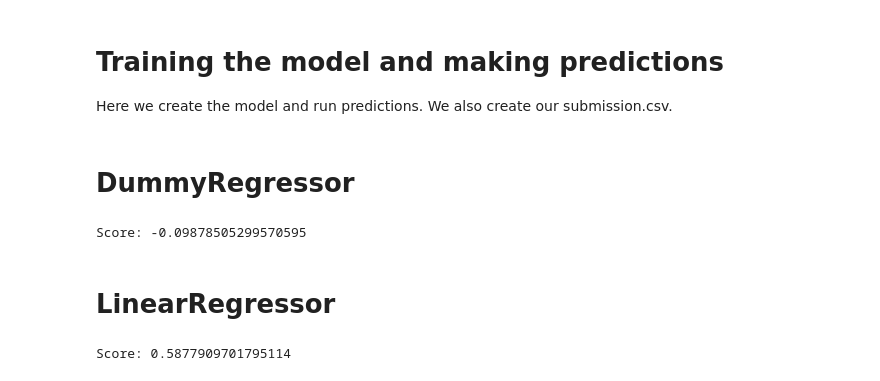
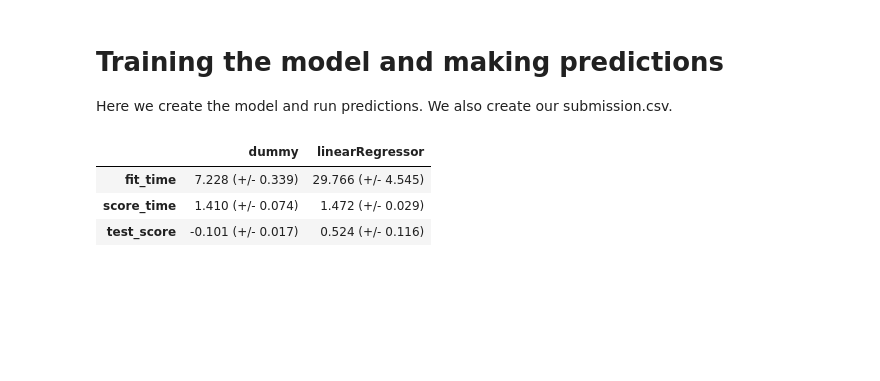
Before and after one commit to WizardRyan/Machine-Learning-Group-Project, a Jupyter notebook: GroupProject.ipynb, the cells around one changed output. Drawn from its saved outputs; the diff is of its cells as text; code cells hidden in the pictures; blank space fills up the shorter version.

```diff
--- a/GroupProject.ipynb
+++ b/GroupProject.ipynb
@@ -255,31 +255,25 @@ def mean_std_cross_val_scores(model, X_train, y_train, **kwargs):
 # Training the model and making predictions
 
 Here we create the model and run predictions. We also create our submission.csv.
-# %% [markdown]
-# DummyRegressor
 # %%
-dummyModel = make_pipeline(preprocessor, DummyRegressor(strategy="median"))
-dummyModel.fit(train_X, train_y)
-print(f"Score: {dummyModel.score(test_X, test_y)}")
+results_dict = {}
 
-result = dummyModel.predict(full_test_df)
+models = {
+    "dummy": DummyRegressor(strategy="median"),
+    "linearRegressor": LinearRegression(n_jobs=-1),
+}
 
-sample_df['sales'] = result
+for name, model in models.items():
+    pipe = make_pipeline(preprocessor, model)
+    results_dict[name] = mean_std_cross_val_scores(pipe, train_X, train_y, cv=5)
+    pipe.fit(train_X, train_y)
+    result = pipe.predict(full_test_df)
+    sample_df['sales'] = result
+    sample_df.to_csv(f'{name}_submission.csv', index=False)
 
-sample_df.to_csv('dummy_submission.csv', index=False)
+display(pd.DataFrame(results_dict))
 # %% [output]
-Score: -0.09878505299570595
+|  | dummy | linearRegressor |
+| fit_time | 7.228 (+/- 0.339) | 29.766 (+/- 4.545) |
+| score_time | 1.410 (+/- 0.074) | 1.472 (+/- 0.029) |
+| test_score | -0.101 (+/- 0.017) | 0.524 (+/- 0.116) |
-# %% [markdown]
-# LinearRegressor
-# %%
-linearModel = make_pipeline(preprocessor, LinearRegression(n_jobs=-1))
-linearModel.fit(train_X, train_y)
-print(f"Score: {linearModel.score(test_X, test_y)}")
-
-result = linearModel.predict(full_test_df)
-
-sample_df['sales'] = result
-
-sample_df.to_csv('lin_submission.csv', index=False)
-# %% [output]
-Score: 0.5877909701795114
```
